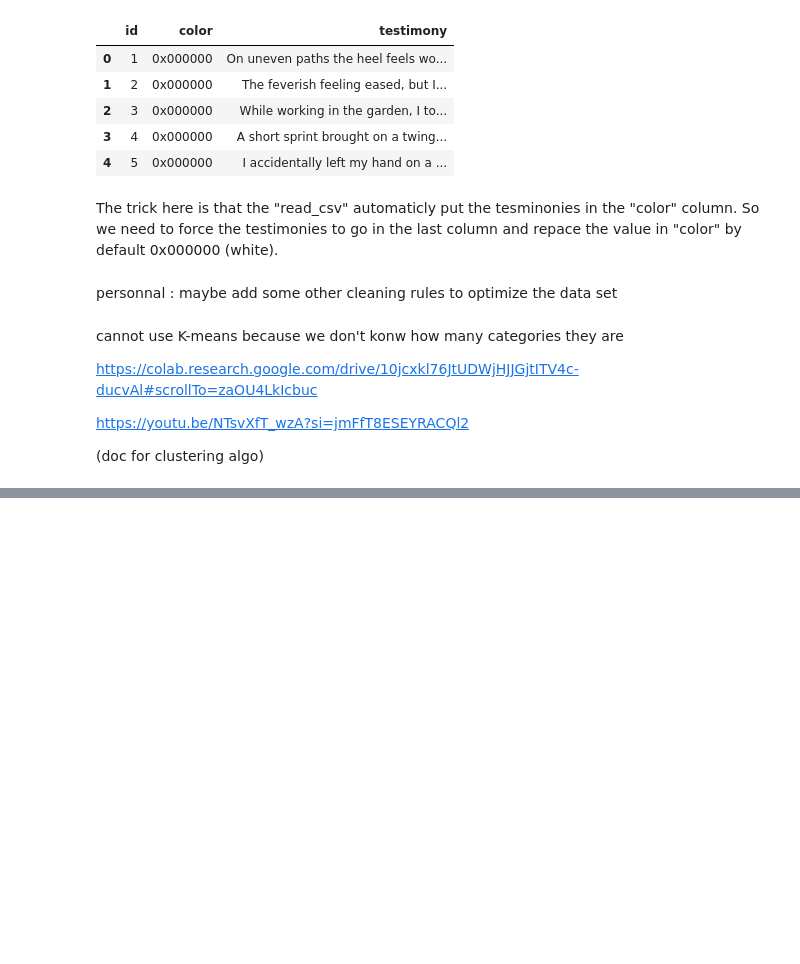
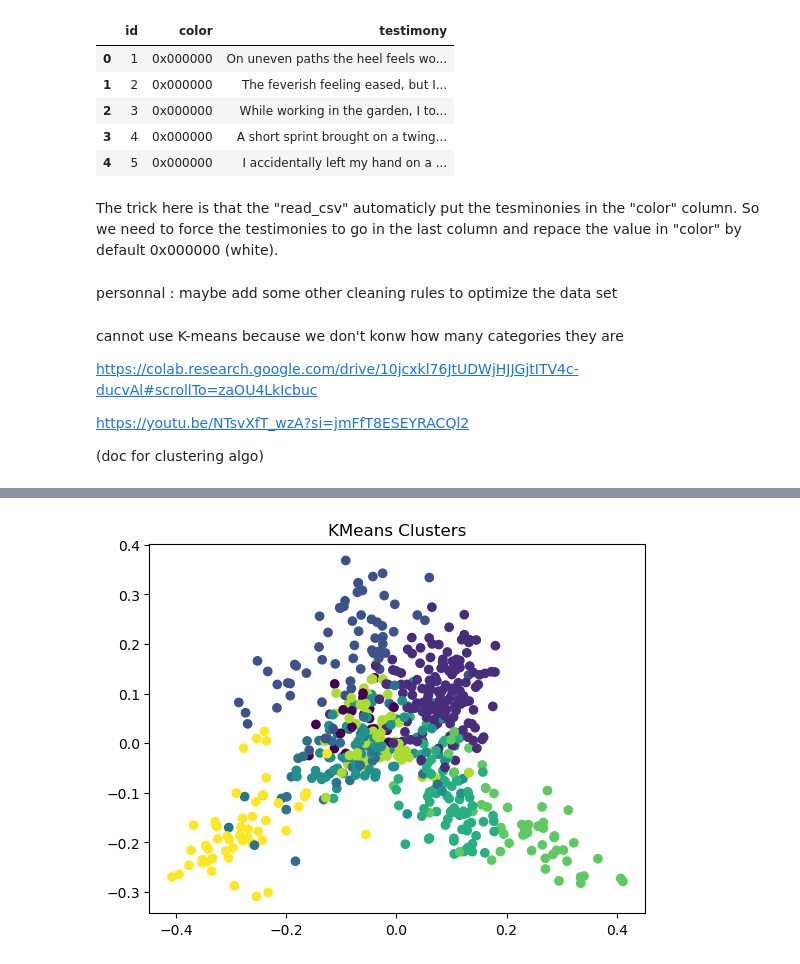
Before and after one commit to Martin-Matin-Muller/DR-CVRIE-EPITECH-machine-learning-, a Jupyter notebook: CVRIE_Unsupervised.ipynb, the cells around one changed output, grey strips where cells are left out. Cells and saved outputs as stored; diff of their text form; code cells hidden in the pictures; blank space fills up the shorter version.

Commit message:
[UPDATE] mardown style in supervised [ADD] first kmeans model test for unsupervised

```diff
--- a/CVRIE_Unsupervised.ipynb
+++ b/CVRIE_Unsupervised.ipynb
@@ -72,0 +97,88 @@ print(X.shape)
+# %%
+svd = TruncatedSVD(n_components=300, random_state=42)
+X_reduced = svd.fit_transform(X)
+
+# Normalize (VERY important)
+normalizer = Normalizer()
+X_reduced = normalizer.fit_transform(X_reduced)
+
+# =========================
+# 4. GRID SEARCH (K + SVD optional)
+# =========================
+best_score = -1
+best_k = None
+
+print("\n--- Silhouette Search ---")
+for k in range(2, 10):
+    model = AgglomerativeClustering(n_clusters=k)
+    labels = model.fit_predict(X_reduced)
+
+    score = silhouette_score(X_reduced, labels)
+    print(f"k={k}, score={score}")
+
+    if score > best_score:
+        best_score = score
+        best_k = k
+
+print(f"\nBest k: {best_k} with score {best_score}")
+
+# =========================
+# 5. FINAL MODEL
+# =========================
+kmeans = KMeans(n_clusters=best_k, random_state=42)
+labels = kmeans.fit_predict(X_reduced)
+
+# =========================
+# 6. INTERPRET CLUSTERS
+# =========================
+terms = vectorizer.get_feature_names_out()
+centroids = kmeans.cluster_centers_
+
+print("\n--- Cluster Keywords ---")
+for i, center in enumerate(centroids):
+    top_indices = center.argsort()[-10:]
+    words = [terms[j] for j in top_indices]
+    print(f"Cluster {i}: {words}")
+
+# =========================
+# 7. SHOW EXAMPLES
+# =========================
+print("\n--- Cluster Examples ---")
+for i in range(best_k):
+    print(f"\nCluster {i}:")
+    cluster_texts = [corpus[j] for j in range(len(labels)) if labels[j] == i]
+
+    for text in cluster_texts[:3]:
+        print("-", text)
+
+# =========================
+# 8. EVALUATION WITH COLOR COLUMN
+# =========================
+
+df_clean["cluster"] = labels
+
+le = LabelEncoder()
+true_labels = le.fit_transform(df_clean["color"].fillna("unknown"))
+
+ari = adjusted_rand_score(true_labels, df_clean["cluster"])
+print("ARI:", ari)
+
+# =========================
+# 9. VISUALIZATION (PCA)
+# =========================
+
+pca = PCA(n_components=2)
+X_2d = pca.fit_transform(X_reduced)
+
+# Plot clusters
+plt.figure()
+plt.scatter(X_2d[:, 0], X_2d[:, 1], c=labels)
+plt.title("KMeans Clusters")
+plt.show()
+
+# Plot true colors (if available)
+plt.figure()
+plt.scatter(X_2d[:, 0], X_2d[:, 1], c=colors)
+plt.title("True Labels (Color Column)")
+plt.show()
+# %% [output]
@@ -72,0 +202 @@ print(X.shape)
+[figure, added]
```
Also changed, not shown: parts of 3 cells of this notebook, 1 other file.
